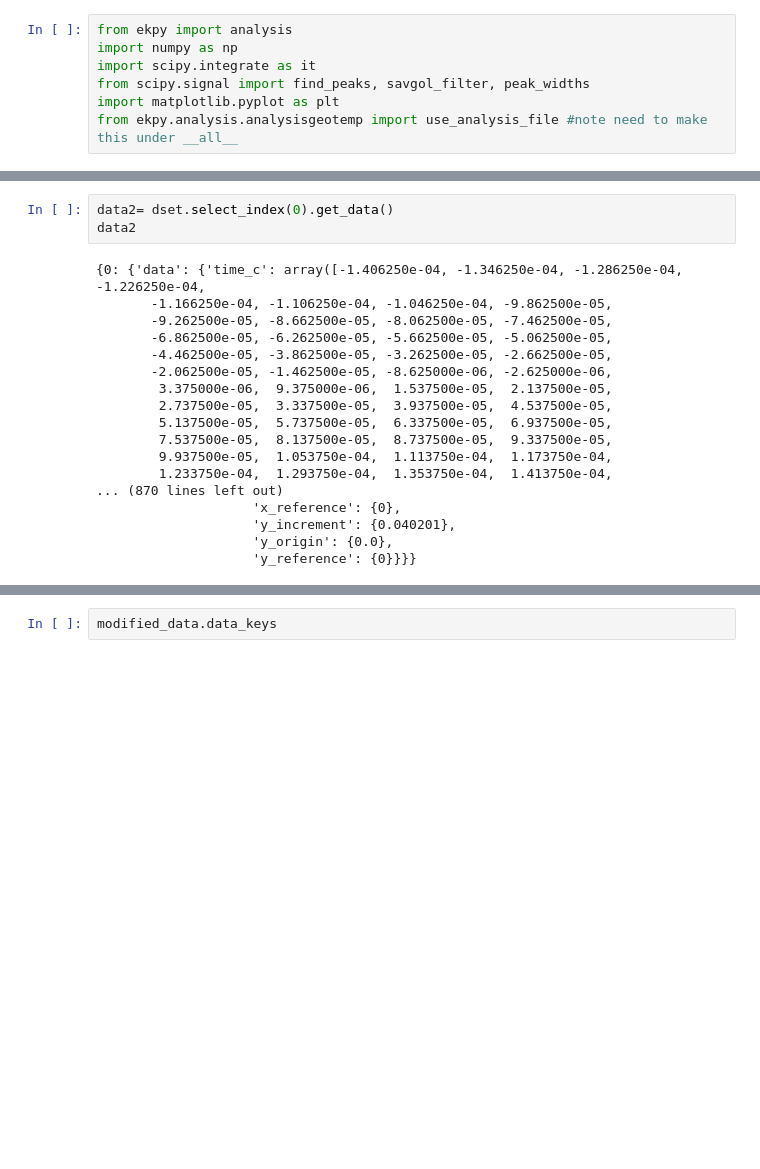
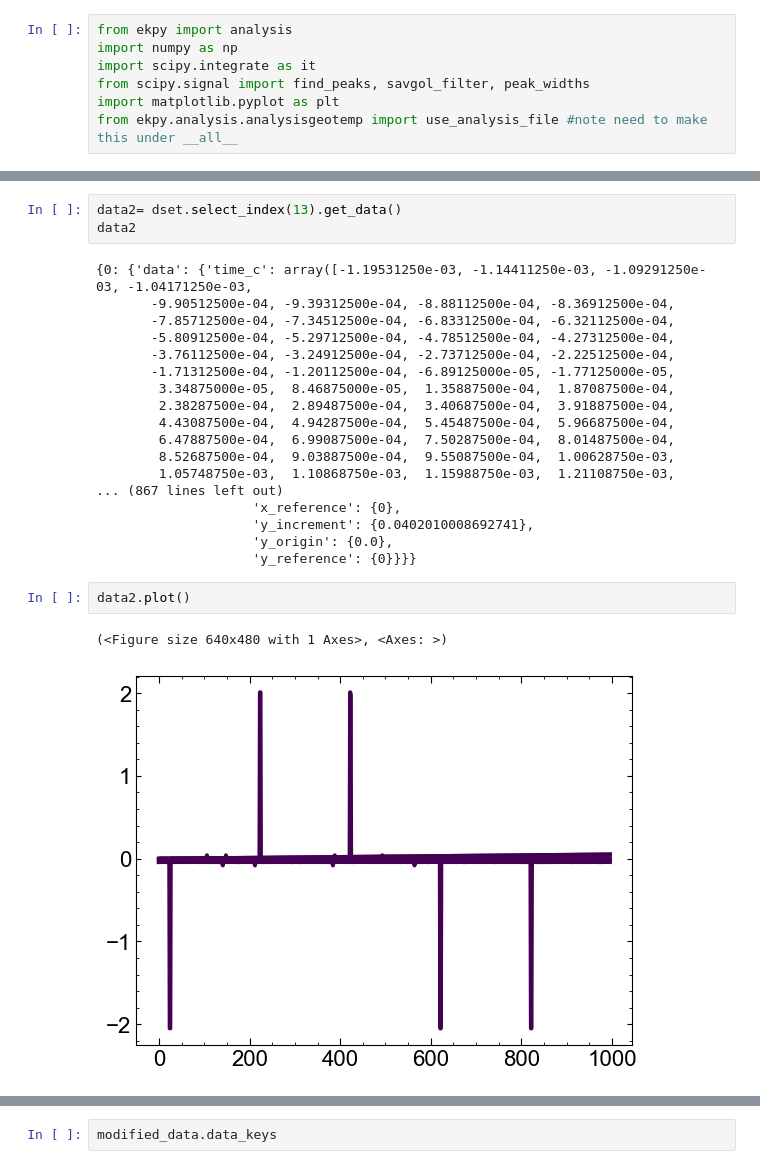
Before and after one commit to ElPsyKurisu/FE, a Jupyter notebook: PUND/Python/analysis.ipynb, the cells around one changed output, grey strips where cells are left out. Saved outputs shown, nothing was run; the diff lists cells and outputs as text; blank space fills up the shorter version.

```diff
--- a/PUND/Python/analysis.ipynb
+++ b/PUND/Python/analysis.ipynb
@@ -32,24 +32,29 @@ dset
 | 16 | 0.0001 | 0.010 | 2 | 20 | NaN | 4.000000e-08 | 1.000000e-08 | 30 | ... |
 | 17 | 0.0010 | 0.001 | 2 | 20 | NaN | 4.000000e-08 | 1.000000e-08 | 30 | ... |
 # %%
-data2= dset.select_index(0).get_data()
+data2= dset.select_index(13).get_data()
 data2
 # %% [output]
-{0: {'data': {'time_c': array([-1.406250e-04, -1.346250e-04, -1.286250e-04, -1.226250e-04,
-       -1.166250e-04, -1.106250e-04, -1.046250e-04, -9.862500e-05,
-       -9.262500e-05, -8.662500e-05, -8.062500e-05, -7.462500e-05,
-       -6.862500e-05, -6.262500e-05, -5.662500e-05, -5.062500e-05,
-       -4.462500e-05, -3.862500e-05, -3.262500e-05, -2.662500e-05,
-       -2.062500e-05, -1.462500e-05, -8.625000e-06, -2.625000e-06,
-        3.375000e-06,  9.375000e-06,  1.537500e-05,  2.137500e-05,
-        2.737500e-05,  3.337500e-05,  3.937500e-05,  4.537500e-05,
-        5.137500e-05,  5.737500e-05,  6.337500e-05,  6.937500e-05,
-        7.537500e-05,  8.137500e-05,  8.737500e-05,  9.337500e-05,
-        9.937500e-05,  1.053750e-04,  1.113750e-04,  1.173750e-04,
-        1.233750e-04,  1.293750e-04,  1.353750e-04,  1.413750e-04,
-... (870 lines left out)
+{0: {'data': {'time_c': array([-1.19531250e-03, -1.14411250e-03, -1.09291250e-03, -1.04171250e-03,
+       -9.90512500e-04, -9.39312500e-04, -8.88112500e-04, -8.36912500e-04,
+       -7.85712500e-04, -7.34512500e-04, -6.83312500e-04, -6.32112500e-04,
+       -5.80912500e-04, -5.29712500e-04, -4.78512500e-04, -4.27312500e-04,
+       -3.76112500e-04, -3.24912500e-04, -2.73712500e-04, -2.22512500e-04,
+       -1.71312500e-04, -1.20112500e-04, -6.89125000e-05, -1.77125000e-05,
+        3.34875000e-05,  8.46875000e-05,  1.35887500e-04,  1.87087500e-04,
+        2.38287500e-04,  2.89487500e-04,  3.40687500e-04,  3.91887500e-04,
+        4.43087500e-04,  4.94287500e-04,  5.45487500e-04,  5.96687500e-04,
+        6.47887500e-04,  6.99087500e-04,  7.50287500e-04,  8.01487500e-04,
+        8.52687500e-04,  9.03887500e-04,  9.55087500e-04,  1.00628750e-03,
+        1.05748750e-03,  1.10868750e-03,  1.15988750e-03,  1.21108750e-03,
+... (867 lines left out)
                     'x_reference': {0},
-                    'y_increment': {0.040201},
+                    'y_increment': {0.0402010008692741},
                     'y_origin': {0.0},
                     'y_reference': {0}}}}
+# %%
+data2.plot()
+# %% [output]
+(<Figure size 640x480 with 1 Axes>, <Axes: >)
+[figure, added]
 # %%
```
Also changed, not shown: parts of 6 cells of this notebook.
